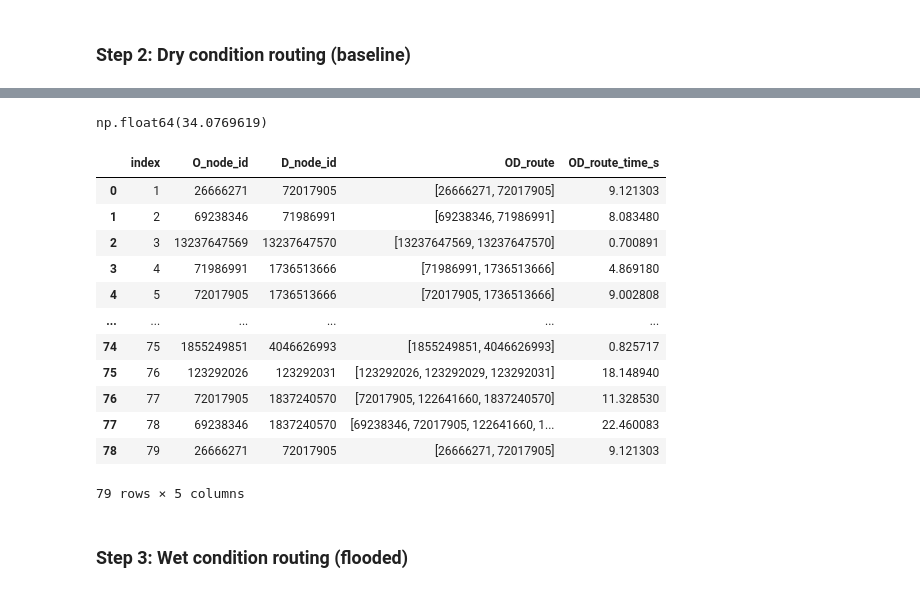
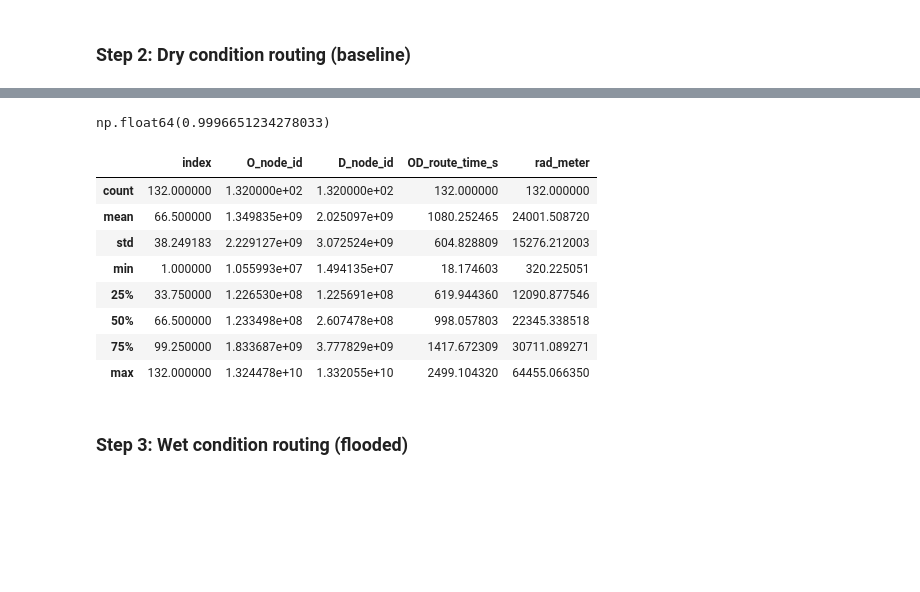
Before and after one commit to jesuslovesyiyi/Global-road-network-resilience, a Jupyter notebook: analysis/05_Validation.ipynb, the cells around one changed output, grey strips where cells are left out. Cells and saved outputs as stored; diff of their text form; code cells hidden in the pictures; blank space fills up the shorter version.

```diff
--- a/analysis/05_Validation.ipynb
+++ b/analysis/05_Validation.ipynb
@@ -896,7 +879,3 @@ simplified_nodes_df.loc[10620013, "y"]
-# %%
-simplified_nodes_df.loc[simplified_nodes_df["osmid"] == 10620013, "y"].values[0]
-# %% [output]
-np.float64(34.0769619)
 # %%
 # dry simulation
 # Load node probability
@@ -939,7 +918,7 @@ epsilon = float('inf')
 travel_time_lst = []
 index = 0
 
-while epsilon > 0.0001:
+while epsilon > 0.01:
     # Sample origin
     sample_O_pt = random.choices(filtered_nodes, filtered_probs)[0]
     sample_D_pt = random.choices(filtered_nodes, filtered_probs)[0]
@@ -961,8 +940,8 @@ while epsilon > 0.0001:
 
     #
     try:
-        OD_route = nx.shortest_path(LA_graph, str(sample_O_pt), str(sample_D_pt), weight='travel_time') # route
-        OD_route_time = nx.shortest_path_length(LA_graph, str(sample_O_pt), str(sample_D_pt), weight='travel_time') # seconds
+        OD_route = nx.shortest_path(LA_graph.to_undirected(), str(sample_O_pt), str(sample_D_pt), weight='travel_time') # route
+        OD_route_time = nx.shortest_path_length(LA_graph.to_undirected(), str(sample_O_pt), str(sample_D_pt), weight='travel_time') # seconds
         travel_time_lst.append(OD_route_time)
 
         OD_df.loc[index] = [index+1, sample_O_pt, sample_D_pt, OD_route, OD_route_time, rad]
@@ -977,22 +956,22 @@ while epsilon > 0.0001:
         continue
 
 OD_df.to_csv(home_dir + '/LA_validation/la_OD_df.csv')
-# %%
-OD_df
-# %% [output]
-|  | index | O_node_id | D_node_id | OD_route | OD_route_time_s |
-| 0 | 1 | 26666271 | 72017905 | [26666271, 72017905] | 9.121303 |
-| 1 | 2 | 69238346 | 71986991 | [69238346, 71986991] | 8.083480 |
-| 2 | 3 | 13237647569 | 13237647570 | [13237647569, 13237647570] | 0.700891 |
-| 3 | 4 | 71986991 | 1736513666 | [71986991, 1736513666] | 4.869180 |
-| 4 | 5 | 72017905 | 1736513666 | [72017905, 1736513666] | 9.002808 |
-| ... | ... | ... | ... | ... | ... |
-| 74 | 75 | 1855249851 | 4046626993 | [1855249851, 4046626993] | 0.825717 |
-| 75 | 76 | 123292026 | 123292031 | [123292026, 123292029, 123292031] | 18.148940 |
-| 76 | 77 | 72017905 | 1837240570 | [72017905, 122641660, 1837240570] | 11.328530 |
-| 77 | 78 | 69238346 | 1837240570 | [69238346, 72017905, 122641660, 1... | 22.460083 |
-| 78 | 79 | 26666271 | 72017905 | [26666271, 72017905] | 9.121303 |
-79 rows × 5 columns
+# %%
+epsilon
+# %% [output]
+np.float64(0.9996651234278033)
+# %%
+OD_df.describe()
+# %% [output]
+|  | index | O_node_id | D_node_id | OD_route_time_s | rad_meter |
+| count | 132.000000 | 1.320000e+02 | 1.320000e+02 | 132.000000 | 132.000000 |
+| mean | 66.500000 | 1.349835e+09 | 2.025097e+09 | 1080.252465 | 24001.508720 |
+| std | 38.249183 | 2.229127e+09 | 3.072524e+09 | 604.828809 | 15276.212003 |
+| min | 1.000000 | 1.055993e+07 | 1.494135e+07 | 18.174603 | 320.225051 |
+| 25% | 33.750000 | 1.226530e+08 | 1.225691e+08 | 619.944360 | 12090.877546 |
+| 50% | 66.500000 | 1.233498e+08 | 2.607478e+08 | 998.057803 | 22345.338518 |
+| 75% | 99.250000 | 1.833687e+09 | 3.777829e+09 | 1417.672309 | 30711.089271 |
+| max | 132.000000 | 1.324478e+10 | 1.332055e+10 | 2499.104320 | 64455.066350 |
 # %% [markdown]
 ### Step 3: Wet condition routing (flooded)
 # %% [markdown]
```
Also changed, not shown: parts of 3 cells of this notebook.
